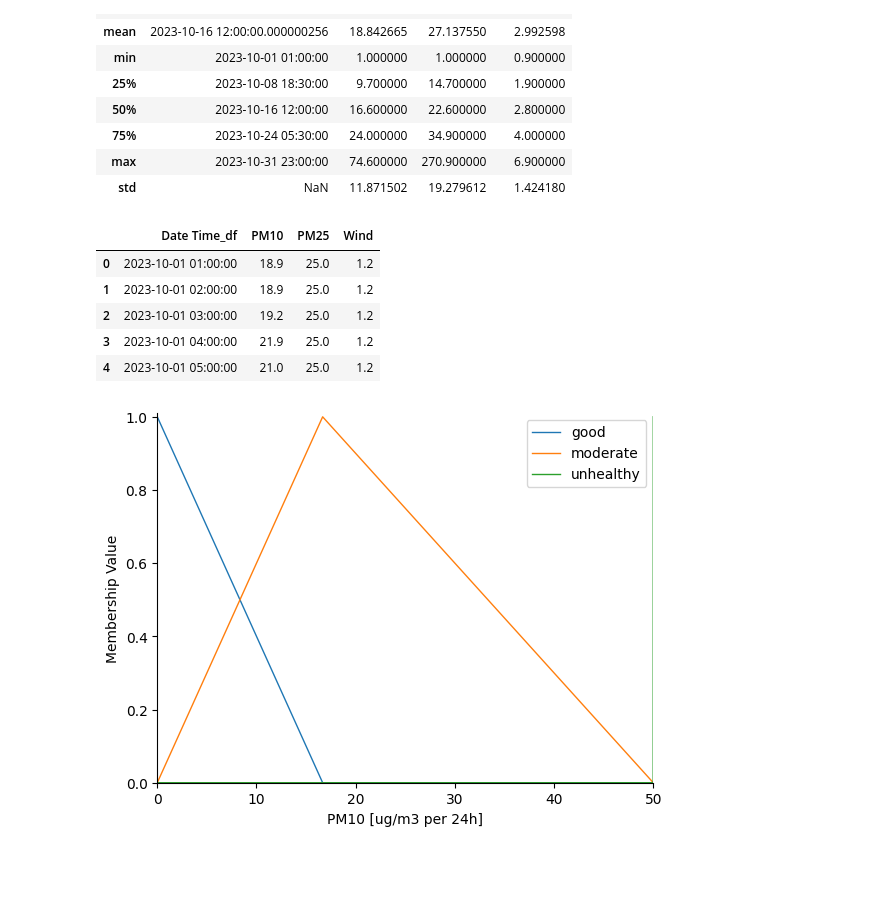
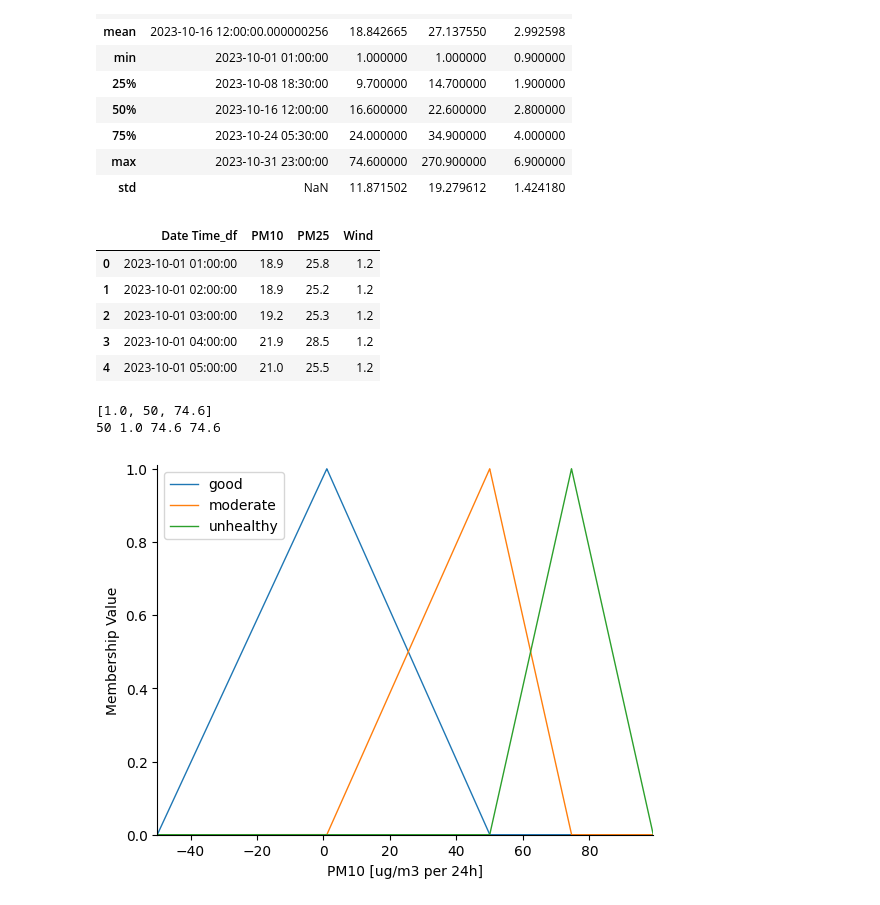
Before and after one commit to kosiyyu/air-quality-assessment-system, a Jupyter notebook: air_quality_full.ipynb, the cells around one changed output. Cells and saved outputs as stored; diff of their text form; code cells hidden in the pictures; blank space fills up the shorter version.

```diff
--- a/air_quality_full.ipynb
+++ b/air_quality_full.ipynb
@@ -92,20 +91,25 @@ df.describe()
 | max | 2023-10-31 23:00:00 | 74.600000 | 270.900000 | 6.900000 |
 | std | NaN | 11.871502 | 19.279612 | 1.424180 |
 # %%
-df["PM10"] = np.where(df["PM10"] > pm10_safe_limit, pm10_safe_limit, df["PM10"])
-df["PM25"] = np.where(df["PM25"] > pm25_safe_limit, pm25_safe_limit, df["PM25"])
+# df["PM10"] = np.where(df["PM10"] > pm10_safe_limit, pm10_safe_limit, df["PM10"])
+# df["PM25"] = np.where(df["PM25"] > pm25_safe_limit, pm25_safe_limit, df["PM25"])
 
 pm10_max = df["PM10"].max()
-pm25_max = df["PM10"].max()
+pm25_max = df["PM25"].max()
 wind_max = df["Wind"].max()
+
+pm10_min = df["PM10"].min()
+pm25_min = df["PM25"].min()
+wind_min = df["Wind"].min()
+
 df.head()
 # %% [output]
 |  | Date Time_df | PM10 | PM25 | Wind |
-| 0 | 2023-10-01 01:00:00 | 18.9 | 25.0 | 1.2 |
-| 1 | 2023-10-01 02:00:00 | 18.9 | 25.0 | 1.2 |
-| 2 | 2023-10-01 03:00:00 | 19.2 | 25.0 | 1.2 |
-| 3 | 2023-10-01 04:00:00 | 21.9 | 25.0 | 1.2 |
-| 4 | 2023-10-01 05:00:00 | 21.0 | 25.0 | 1.2 |
+| 0 | 2023-10-01 01:00:00 | 18.9 | 25.8 | 1.2 |
+| 1 | 2023-10-01 02:00:00 | 18.9 | 25.2 | 1.2 |
+| 2 | 2023-10-01 03:00:00 | 19.2 | 25.3 | 1.2 |
+| 3 | 2023-10-01 04:00:00 | 21.9 | 28.5 | 1.2 |
+| 4 | 2023-10-01 05:00:00 | 21.0 | 25.5 | 1.2 |
 # %%
 step_size = 0.01
 # %%
@@ -113,16 +117,24 @@ good = "good"
 moderate = "moderate"
 unhealthy = "unhealthy"
 # %%
-pm10 = ctrl.Antecedent(np.arange(0, pm10_max + step_size, step_size), "pm10")
-pm10[good] = fuzz.trimf(pm10.universe, [0, 0, pm10_safe_limit / 3])
-pm10[moderate] = fuzz.trimf(pm10.universe, [0, pm10_safe_limit / 3, pm10_safe_limit])
-pm10[unhealthy] = fuzz.trapmf(pm10.universe, [pm10_safe_limit, pm10_safe_limit, pm10_max, pm10_max])
+pm10_list = [pm10_min, pm10_safe_limit, pm10_max]
+pm10_list.sort()
+print(pm10_list)
+
+pm10 = ctrl.Antecedent(np.arange(-pm10_list[1], pm10_list[2] + (pm10_list[2] - pm10_list[1]) + step_size, step_size), "pm10")
+pm10[good] = fuzz.trimf(pm10.universe, [-pm10_list[1], pm10_list[0], pm10_list[1]])
+pm10[moderate] = fuzz.trimf(pm10.universe, [pm10_list[0], pm10_list[1], pm10_list[2]])
+pm10[unhealthy] = fuzz.trimf(pm10.universe, [pm10_list[1], pm10_list[2], pm10_list[2] + (pm10_list[2] - pm10_list[1])])
 pm10.view()
+
+print(pm10_safe_limit, pm10_min, pm10_max, pm10_max)
 
 plt.xlabel("PM10 [ug/m3 per 24h]")
 plt.ylabel("Membership Value")
 plt.legend()
 plt.show()
 # %% [output]
+[1.0, 50, 74.6]
+50 1.0 74.6 74.6
-[figure, old version]
+[figure, new version]
 # %%
```
Also changed, not shown: parts of 15 cells of this notebook.
